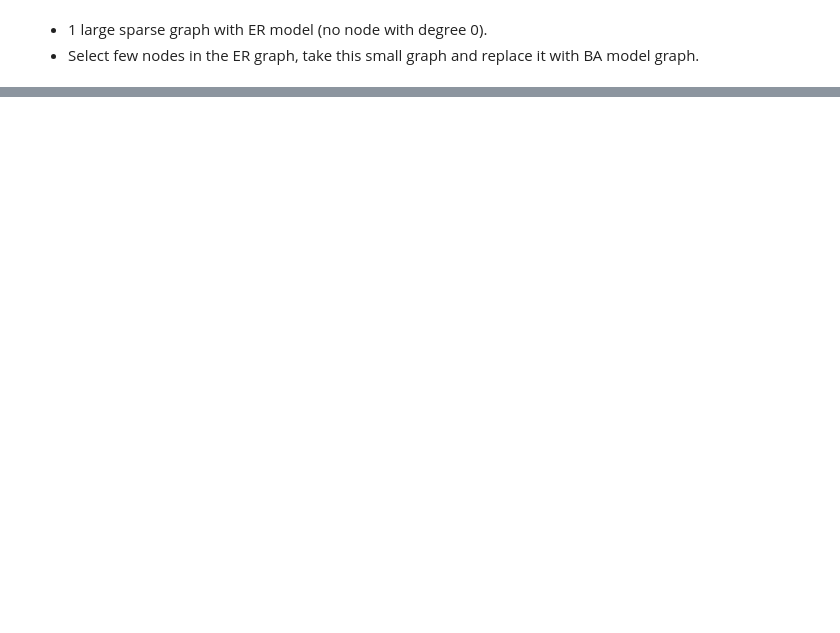
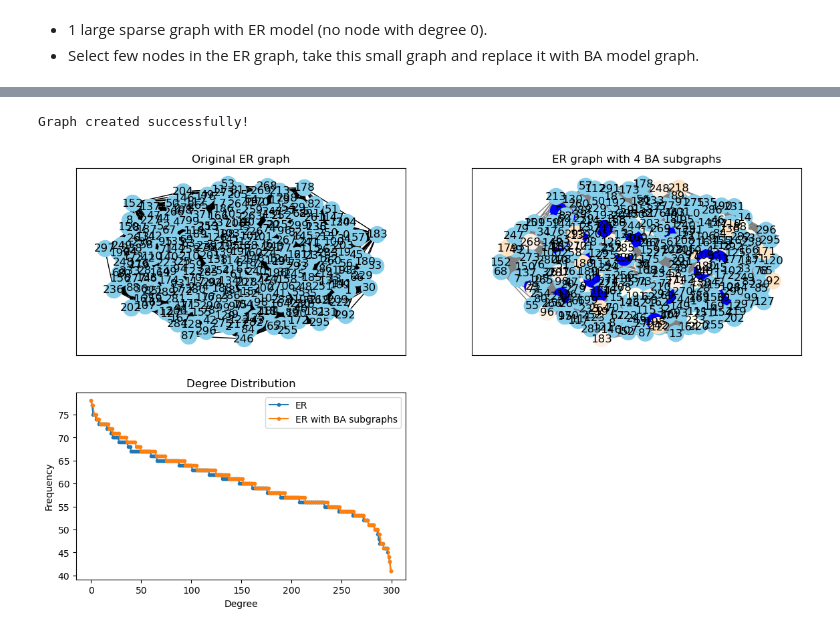
Before and after one commit to rohitkt10/fall_co-op_2023, a Jupyter notebook: experiments/GraphGenExperiments.ipynb, the cells around one changed output, grey strips where cells are left out. Drawn from its saved outputs; the diff is of its cells as text; code cells hidden in the pictures; blank space fills up the shorter version.

```diff
--- a/experiments/GraphGenExperiments.ipynb
+++ b/experiments/GraphGenExperiments.ipynb
@@ -43,0 +43,24 @@ Graph created successfully!
+# %%
+result_adjacency = create_er_replace_with_ba_adjacency(
+    n=300,
+    p=0.2,
+    m=3,
+    min_motif_size=10,
+    max_motif_size=30,
+    min_num_motifs=3,
+    max_num_motifs=5,
+    motif_overlap=False,
+    min_base_edge_weight=1.0,
+    max_base_edge_weight=1.0,
+    min_motif_edge_weight=1.0,
+    max_motif_edge_weight=1.0,
+    plot=True,
+    log=True
+)
+if result_adjacency is not None:
+    print("Graph created successfully!")
+else:
+    print("Graph creation failed.")
+# %% [output]
+Graph created successfully!
+[figure, added]
```
Also changed, not shown: parts of 4 cells of this notebook, 1 other file.
